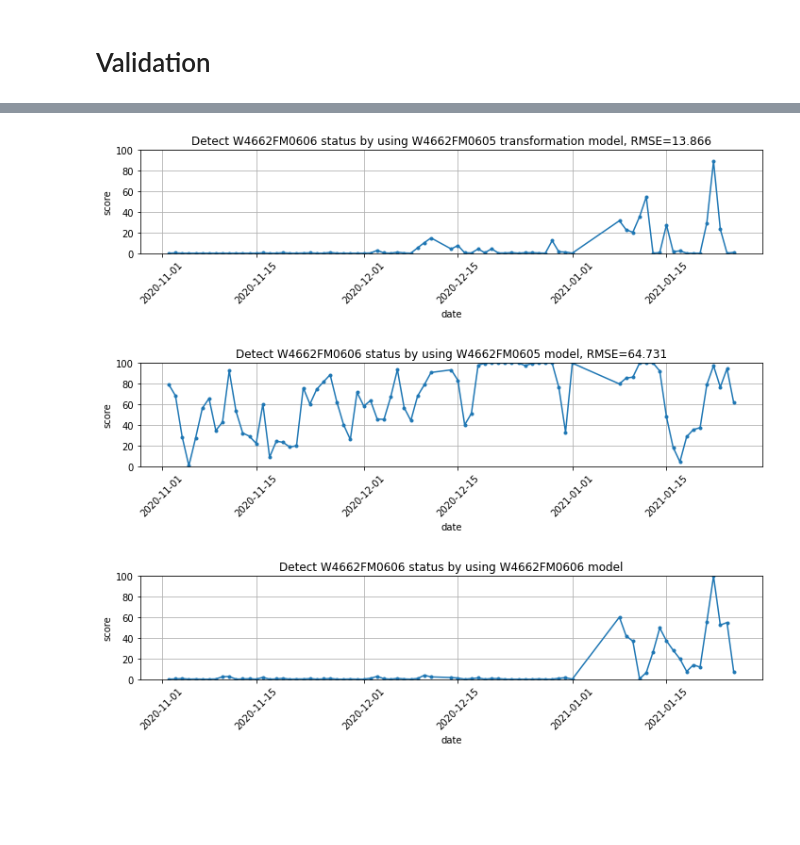
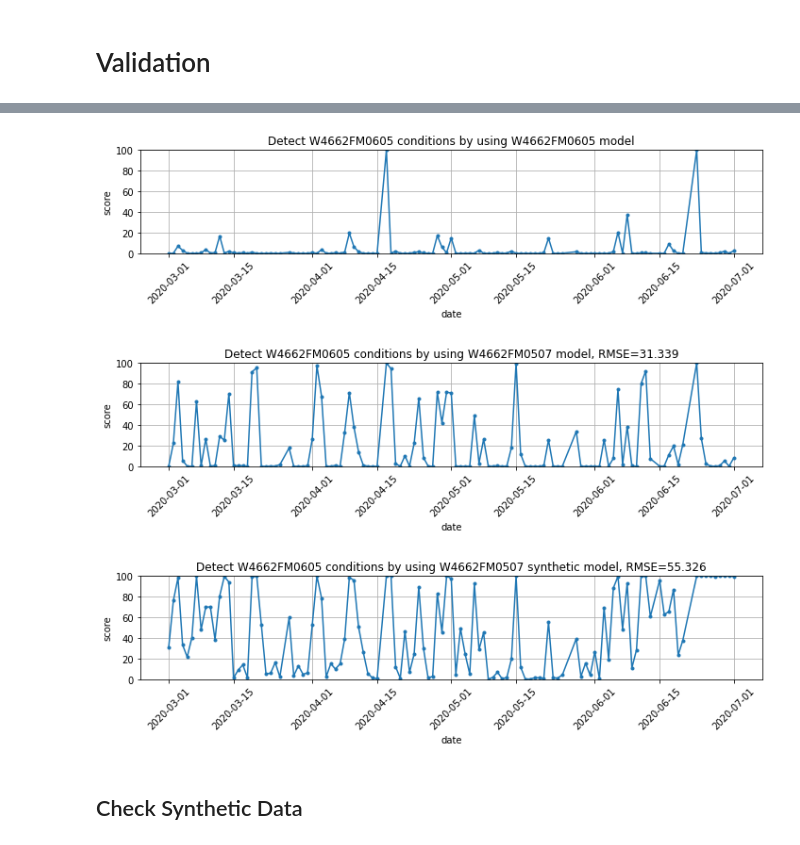
Before and after one commit to owen198/csc_domain_adaptation, a Jupyter notebook: csc_lstm_ae(W4662FM0605).ipynb, the cells around one changed output, grey strips where cells are left out. Cells and saved outputs as stored; diff of their text form; code cells hidden in the pictures; blank space fills up the shorter version.

```diff
--- a/csc_lstm_ae(W4662FM0605).ipynb
+++ b/csc_lstm_ae(W4662FM0605).ipynb
@@ -187,7 +141,7 @@ model_name
 './gdrive/My Drive/data/CSC/W4/W4662FM0605_encoded'
 # %%
 
-retrain = False
+retrain = True
 
 
 if retrain:
@@ -201,4 +155,4 @@ else:
 
 
 #model = models.load_model(model_name)
-yhat = model.predict(X, verbose=0)
+synthetic_data = model.predict(X, verbose=0)
@@ -220,4 +194,4 @@ if retrain:
 # %%
-y_recovered_pd = pd.DataFrame.from_records([i[0] for i in yhat])
+synthetic_pd = pd.DataFrame.from_records([i[0] for i in synthetic_data])
 # %% [markdown]
 # Validation
@@ -260,7 +238,7 @@ plt.show()
 # %%
 model_source = svm.OneClassSVM(nu=0.01, kernel="rbf", gamma=0.01).fit(X_source)
 model_target = svm.OneClassSVM(nu=0.01, kernel="rbf", gamma=0.01).fit(X_target)
-model_decode = svm.OneClassSVM(nu=0.01, kernel="rbf", gamma=0.01).fit(y_recovered_pd)
+model_synthetic = svm.OneClassSVM(nu=0.01, kernel="rbf", gamma=0.01).fit(synthetic_pd)
 # %%
 def scorer_(Y_pred):
     a = (Y_pred[Y_pred == -1].size)/(Y_pred.size)
@@ -327,3 +283,21 @@ target_score, target_date = get_score_list(X_target,
+# %%
+target_score_cv, target_date_cv = get_score(globals()[tag_dict['target']],
+                                            tag_dict['target_training_from'],
+                                            tag_dict['target_end'],
+                                            normalizer,
+                                            model_source)
+
+target_score, target_date = get_score(globals()[tag_dict['target']],
+                                            tag_dict['target_training_from'],
+                                            tag_dict['target_end'],
+                                            normalizer,
+                                            model_target)
+
+target_score_da, target_date_da = get_score(globals()[tag_dict['target']],
+                                            tag_dict['target_training_from'],
+                                            tag_dict['target_end'],
+                                            normalizer,
+                                            model_synthetic)
 # %%
 def rmse(predictions, targets):
     return np.sqrt(((predictions - targets) ** 2).mean())
@@ -336,20 +310,24 @@ mean_squared_error(target_score_cv, target_score, squared=False)
 # %%
 da_rmse = mean_squared_error(target_score_da, target_score, squared=False)
 cv_rmse = mean_squared_error(target_score_cv, target_score, squared=False)
 
-plot_score (target_score_da,
-            target_date_da,
-            'Detect ' + tag2+' status by using '+tag1+' transformation model, RMSE=' + "{:.3f}".format(da_rmse))
+
+
+plot_score (target_score, target_date, 'Detect ' + tag_dict['target'] +' conditions by using '+ tag_dict['target'] +' model')
 
 plot_score (target_score_cv,
             target_date_cv,
-            'Detect ' + tag2+' status by using '+tag1+' model, RMSE='+ "{:.3f}".format(cv_rmse))
+            'Detect ' + tag_dict['target'] +' conditions by using '+ tag_dict['source'] +' model, RMSE='+ "{:.3f}".format(cv_rmse))
 
-plot_score (target_score, target_date, 'Detect ' + tag2+' status by using '+tag2+' model')
+plot_score (target_score_da,
+            target_date_da,
+            'Detect ' + tag_dict['target'] +' conditions by using '+ tag_dict['source'] +' synthetic model, RMSE=' + "{:.3f}".format(da_rmse))
 # %% [output]
-[figure, old version]
+[figure, new version]
-[figure, old version]
+[figure, new version]
-[figure, old version]
+[figure, new version]
+# %% [markdown]
+## Check Synthetic Data
 # %%
 
 feature_index = 206
```
Also changed, not shown: parts of 27 cells of this notebook.
